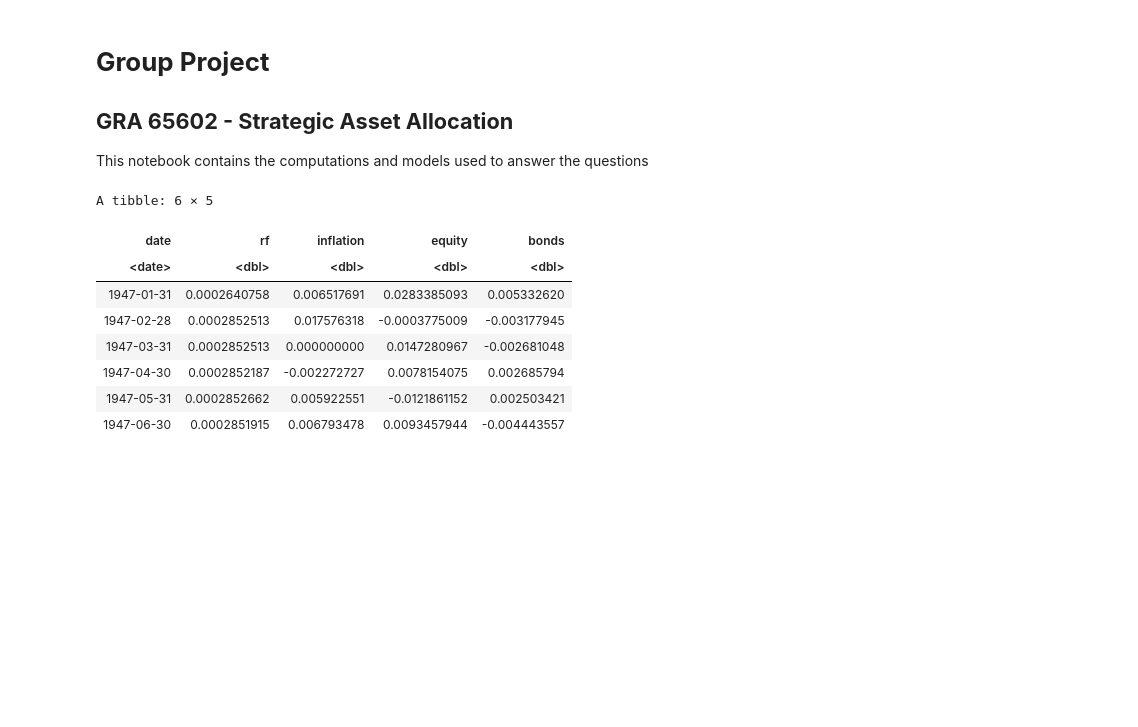
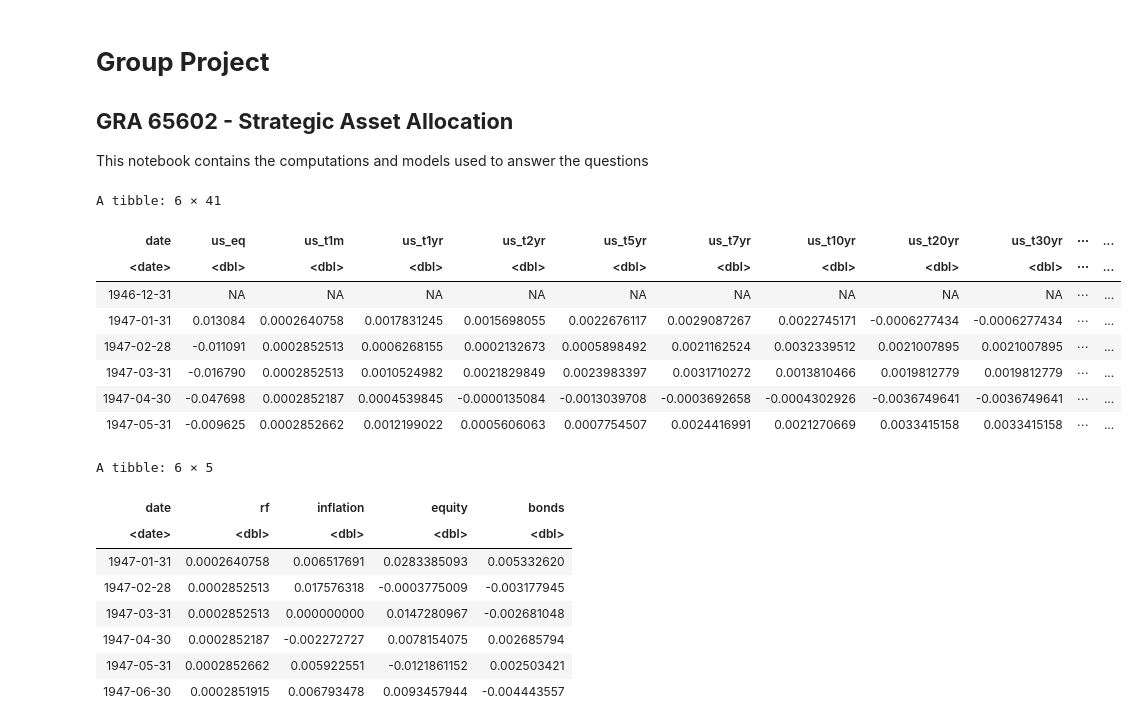
Before and after one commit to S2310053/GRA6560, a Jupyter notebook: main_code.ipynb, the cells around one changed output. Cells and saved outputs as stored; diff of their text form; code cells hidden in the pictures; blank space fills up the shorter version.

```diff
--- a/main_code.ipynb
+++ b/main_code.ipynb
@@ -46,14 +46,26 @@ par(family = "Times New Roman")
 # %%
 ##
 #  This cell loads and transforms the main data set
 #  @dataset data.xlsx file containing the data
 #  @return dataset expressed in decimals and formated date
 ##
 data                                      <- read_excel("data.xlsx", sheet = "csv")
 data$Date                                 <- as.Date(data$Date, format = "%Y-%m-%d")
 names(data)[names(data) == "Date"]        <- "date"
 nonPercentage                             <- c("date", "P/D", "P/E")
-data[, !(names(data) %in% nonPercentage)] <- data[, !(names(data) %in% nonPercentage)] / 100
+idx                                       <- !(names(data) %in% nonPercentage)
+data[idx]                                 <- lapply(data[idx], `/`, 100)          # deals with NAs
+head(data)
+# %% [output]
+A tibble: 6 × 41
+| date | us_eq | us_t1m | us_t1yr | us_t2yr | us_t5yr | us_t7yr | us_t10yr | us_t20yr | us_t30yr | ⋯ | ... |
+| <date> | <dbl> | <dbl> | <dbl> | <dbl> | <dbl> | <dbl> | <dbl> | <dbl> | <dbl> | ⋯ | ... |
+| 1946-12-31 | NA | NA | NA | NA | NA | NA | NA | NA | NA | ⋯ | ... |
+| 1947-01-31 | 0.013084 | 0.0002640758 | 0.0017831245 | 0.0015698055 | 0.0022676117 | 0.0029087267 | 0.0022745171 | -0.0006277434 | -0.0006277434 | ⋯ | ... |
+| 1947-02-28 | -0.011091 | 0.0002852513 | 0.0006268155 | 0.0002132673 | 0.0005898492 | 0.0021162524 | 0.0032339512 | 0.0021007895 | 0.0021007895 | ⋯ | ... |
+| 1947-03-31 | -0.016790 | 0.0002852513 | 0.0010524982 | 0.0021829849 | 0.0023983397 | 0.0031710272 | 0.0013810466 | 0.0019812779 | 0.0019812779 | ⋯ | ... |
+| 1947-04-30 | -0.047698 | 0.0002852187 | 0.0004539845 | -0.0000135084 | -0.0013039708 | -0.0003692658 | -0.0004302926 | -0.0036749641 | -0.0036749641 | ⋯ | ... |
+| 1947-05-31 | -0.009625 | 0.0002852662 | 0.0012199022 | 0.0005606063 | 0.0007754507 | 0.0024416991 | 0.0021270669 | 0.0033415158 | 0.0033415158 | ⋯ | ... |
 # %%
 ##
 #  2.1 This cell gets the data used for the benchmark ptf
```
Also changed, not shown: parts of 11 cells of this notebook.
